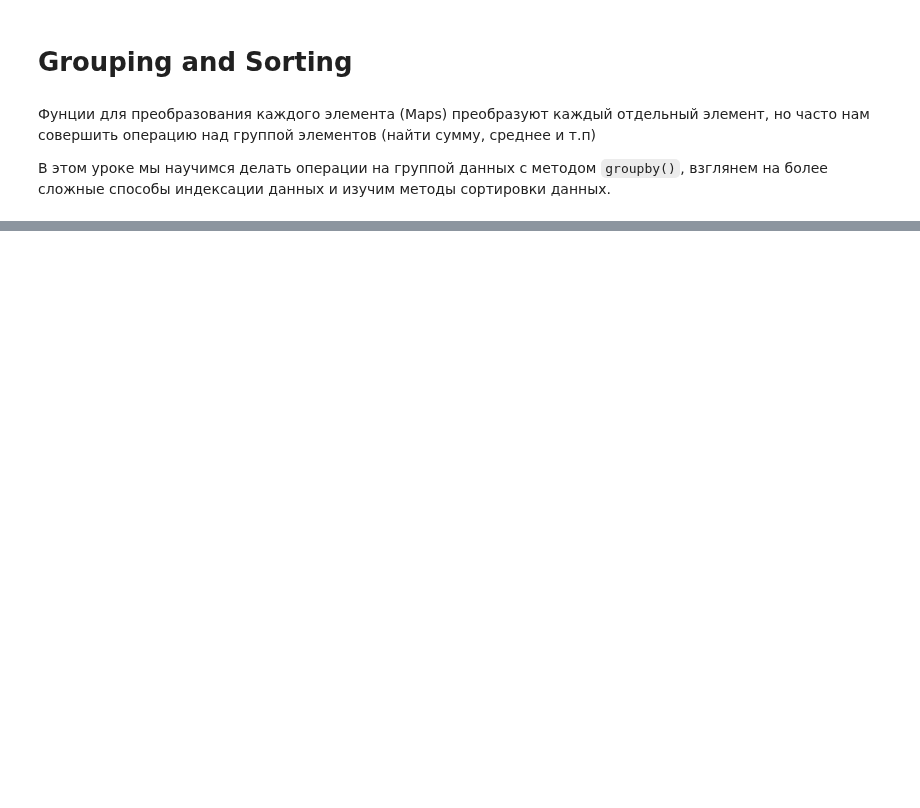
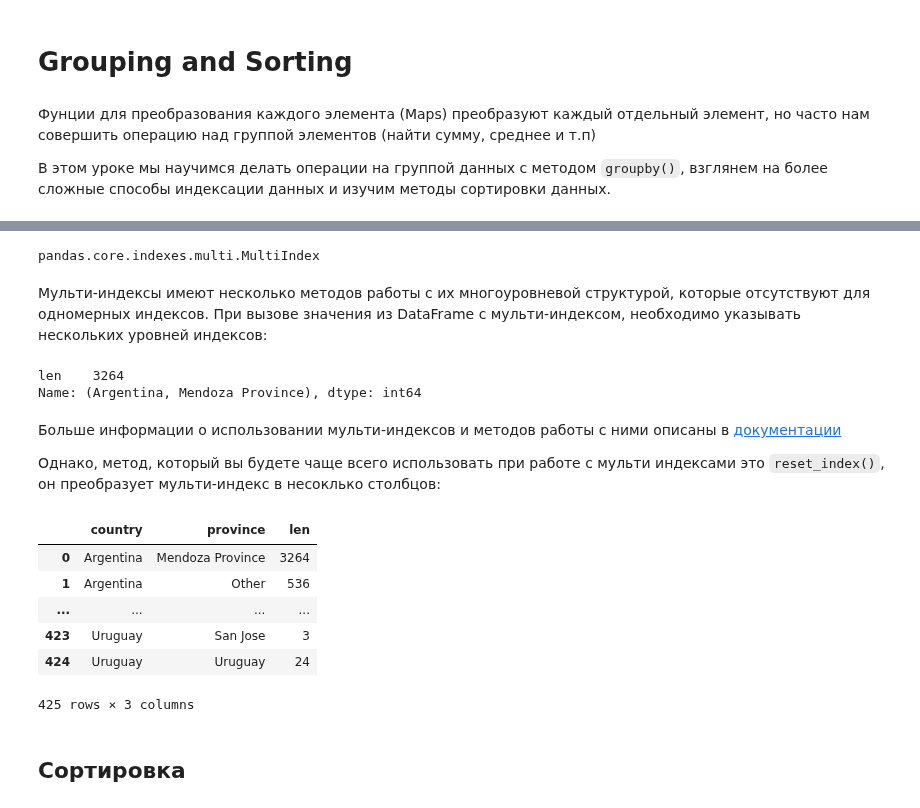
Before and after one commit to sergeymasl/pandas_cource, a Jupyter notebook: Grouping_and_Sorting.ipynb, the cells around one changed output, grey strips where cells are left out. Cells and saved outputs as stored; diff of their text form; code cells hidden in the pictures; blank space fills up the shorter version.

````diff
--- a/Grouping_and_Sorting.ipynb
+++ b/Grouping_and_Sorting.ipynb
@@ -8,0 +123,3 @@
+# %%
+countries_reviewed = reviews.groupby(['country', 'province'])['description'].agg([len])
+countries_reviewed
@@ -9,2 +135,29 @@
+# %%
+mi = countries_reviewed.index
+type(mi)
+# %% [output]
+pandas.core.indexes.multi.MultiIndex
+# %% [markdown]
+Мульти-индексы имеют несколько методов работы с их многоуровневой структурой, которые отсутствуют для одномерных индексов.
+При вызове значения из DataFrame с мульти-индексом, необходимо указывать нескольких уровней индексов:
+# %%
+countries_reviewed.loc[('Argentina', 'Mendoza Province')]
+# %% [output]
+len    3264
+Name: (Argentina, Mendoza Province), dtype: int64
+# %% [markdown]
+Больше информации о использовании мульти-индексов и методов работы с ними описаны в [документации](https://pandas.pydata.org/pandas-docs/stable/user_guide/advanced.html)
+
+Однако, метод, который вы будете чаще всего использовать при работе с мульти индексами это ```reset_index()```, он преобразует мульти-индекс в несоклько столбцов:
+# %%
+countries_reviewed.reset_index()
+# %% [output]
+|  | country | province | len |
+| 0 | Argentina | Mendoza Province | 3264 |
+| 1 | Argentina | Other | 536 |
+| ... | ... | ... | ... |
+| 423 | Uruguay | San Jose | 3 |
+| 424 | Uruguay | Uruguay | 24 |
+425 rows × 3 columns
 # %% [markdown]
-##
+## **Сортировка**
````
Also changed, not shown: parts of 34 cells of this notebook.
